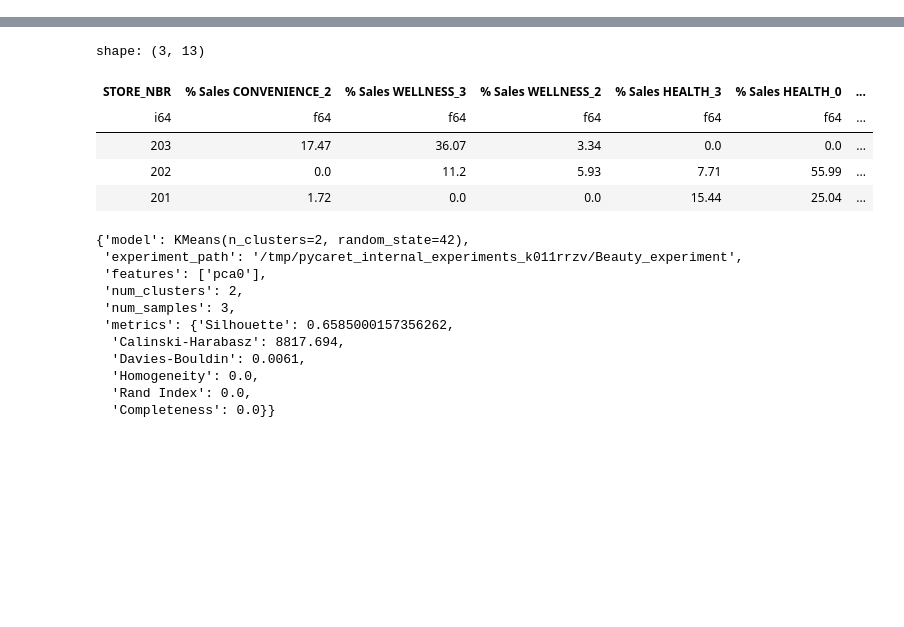
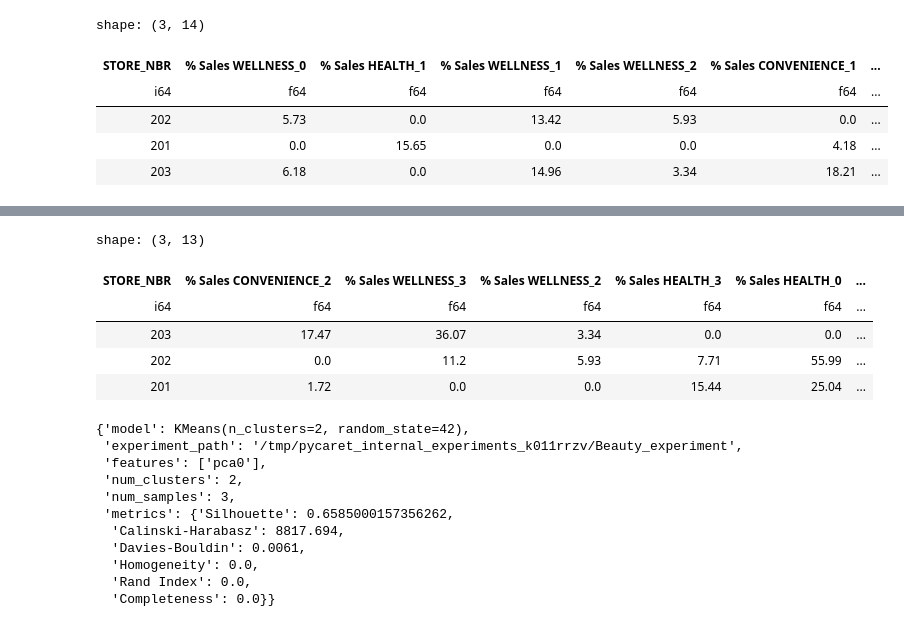
Before and after one commit to YZXBiz/ai-streamlit, a Jupyter notebook: experiments/check_data.ipynb, the cells around one changed output, grey strips where cells are left out. Drawn from its saved outputs; the diff is of its cells as text; code cells hidden in the pictures; blank space fills up the shorter version.

```diff
--- a/experiments/check_data.ipynb
+++ b/experiments/check_data.ipynb
@@ -3,5 +28,13 @@ import pandas as pd
 # %%
-df = pd.read_pickle(
-    "/workspaces/clustering-dagster/storage/external_assign_clusters"
+df_assign = pd.read_pickle(
+    "/workspaces/clustering-dagster/storage/internal_assign_clusters"
 )
+df_assign['Beverages']
+# %% [output]
+shape: (3, 14)
+| STORE_NBR | % Sales WELLNESS_0 | % Sales HEALTH_1 | % Sales WELLNESS_1 | % Sales WELLNESS_2 | % Sales CONVENIENCE_1 | ... |
+| i64 | f64 | f64 | f64 | f64 | f64 | ... |
+| 202 | 5.73 | 0.0 | 13.42 | 5.93 | 0.0 | ... |
+| 201 | 0.0 | 15.65 | 0.0 | 0.0 | 4.18 | ... |
+| 203 | 6.18 | 0.0 | 14.96 | 3.34 | 18.21 | ... |
 # %%
```
Also changed, not shown: parts of 8 cells of this notebook, 22 other files.
